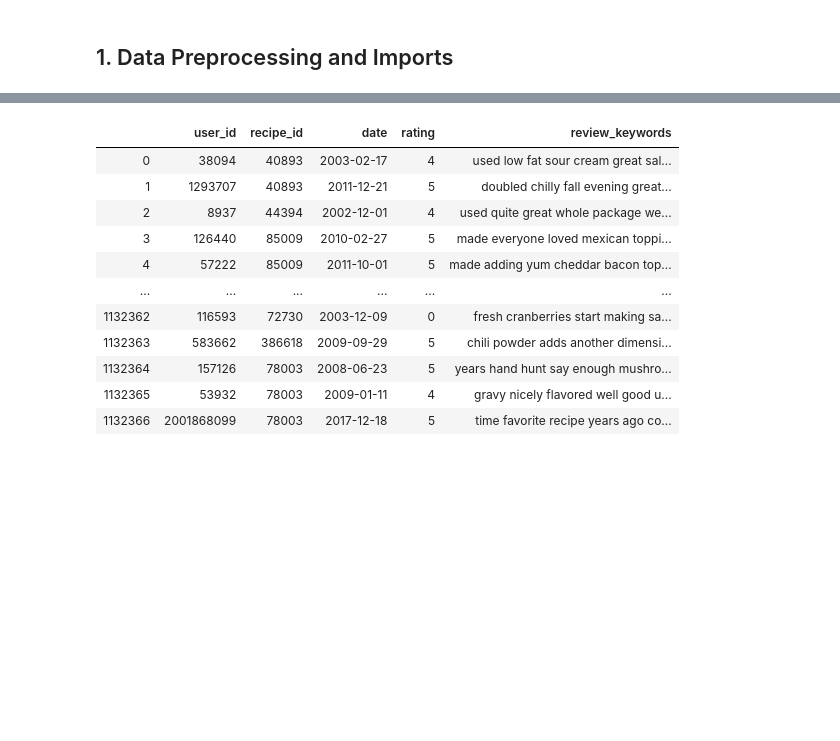
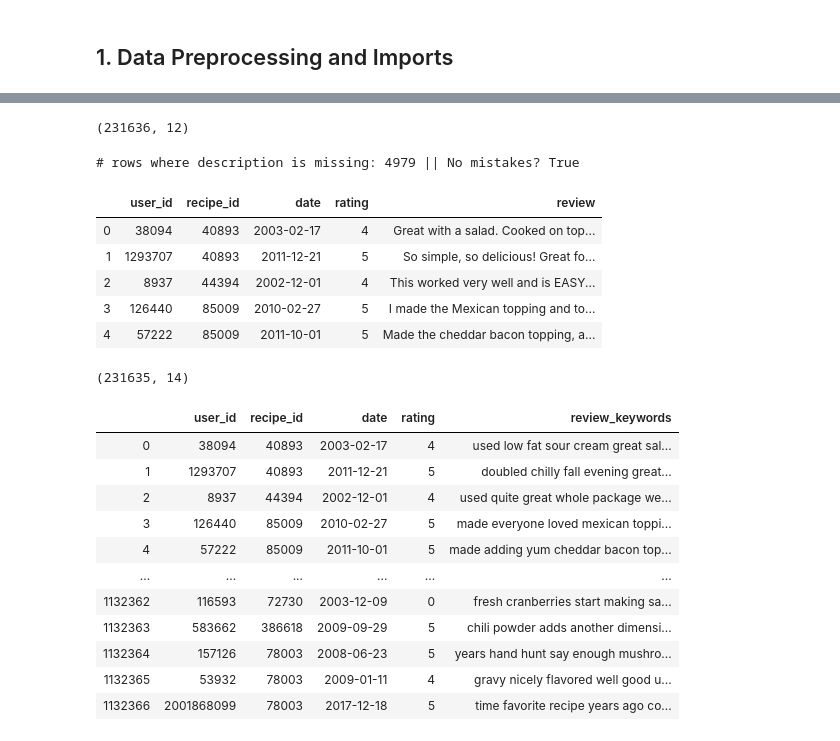
Before and after one commit to CaroHolt/WebMiningRecipeProject, a Jupyter notebook: code/Content Mining Caro.ipynb, the cells around one changed output, grey strips where cells are left out. Drawn from its saved outputs; the diff is of its cells as text; code cells hidden in the pictures; blank space fills up the shorter version.

```diff
--- a/code/Content Mining Caro.ipynb
+++ b/code/Content Mining Caro.ipynb
@@ -41,10 +43,39 @@ KeyError: 'avg_rating'
 # %%
 # Rename columns to more explanatory names
-recipes_data.rename(columns={"id": "recipe_id"}, inplace=True)
-interactions_data.rename(columns={"num_interactions": "date", "avg_rating": "rating"}, inplace=True)
-
-# Fill nan
-recipes_data.fillna("", inplace=True)
-interactions_data.fillna("", inplace=True)
+df_r.rename(columns={"id": "recipe_id"}, inplace=True)
+# %%
+#drop the one na row where the title of the recipe is missing
+df_r.drop(df_r[df_r["name"].isna()].index, inplace=True)
+df_r.shape
+# %% [output]
+(231636, 12)
+# %%
+# add dummy variable to indicate missing descriptions
+df_r["description_na"] = df_r["description"].isna().apply(lambda x: 1 if x == True else 0)
+
+df_r["description"] = df_r["description"].fillna("NA")
+
+print("# rows where description is missing:", len(df_r[df_r["description_na"] == 1]), "|| No mistakes?", len(df_r[df_r["description_na"] == 1]) == len(df_r[df_r["description"] == "NA"]))
+# %% [output]
+# rows where description is missing: 4979 || No mistakes? True
+# %%
+# Change minutes to hours
+df_r["hours"] = df_r["minutes"]/60
+df_i.head()
+# %% [output]
+|  | user_id | recipe_id | date | rating | review |
+| 0 | 38094 | 40893 | 2003-02-17 | 4 | Great with a salad. Cooked on top... |
+| 1 | 1293707 | 40893 | 2011-12-21 | 5 | So simple, so delicious! Great fo... |
+| 2 | 8937 | 44394 | 2002-12-01 | 4 | This worked very well and is EASY... |
+| 3 | 126440 | 85009 | 2010-02-27 | 5 | I made the Mexican topping and to... |
+| 4 | 57222 | 85009 | 2011-10-01 | 5 | Made the cheddar bacon topping, a... |
+# %%
+#Correct some obvious outliers, but rest of the large recipes are liquors that take months to make
+
+df_r.loc[144074, "minutes"]= 25
+df_r.drop(df_r[df_r["name"]=="how to preserve a husband"].index, inplace=True)
+df_r.shape
+# %% [output]
+(231635, 14)
 # %%
 # Preprocess ingredients and save as String
```
Also changed, not shown: parts of 23 cells of this notebook.
